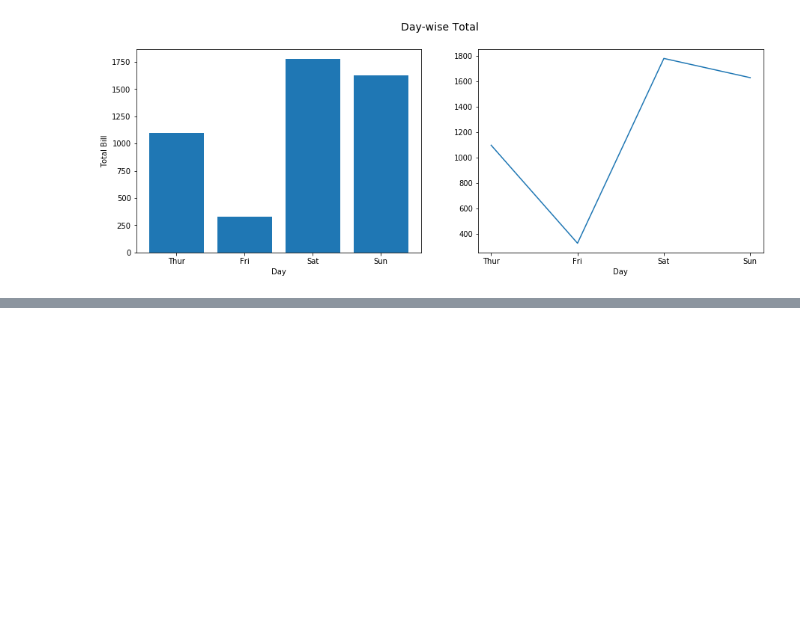
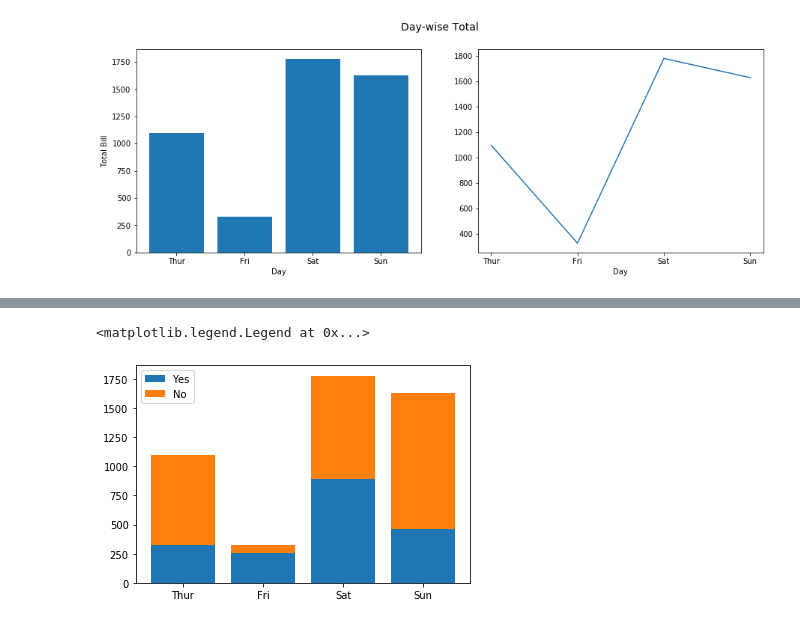
Before and after one commit to srikanthpragada/DS_06_APR_2020, a Jupyter notebook: charts/matplotlibdemo.ipynb, the cells around one changed output, grey strips where cells are left out. Saved outputs shown, nothing was run; the diff lists cells and outputs as text; code cells hidden in the pictures; blank space fills up the shorter version.

```diff
--- a/charts/matplotlibdemo.ipynb
+++ b/charts/matplotlibdemo.ipynb
@@ -78,0 +119,2 @@ fig.savefig("day_total.jpg")
+# %%
+smoker_total  = pd.crosstab(tips['day'], tips['smoker'], tips['total_bill'], aggfunc=sum)
@@ -78,0 +130,8 @@ fig.savefig("day_total.jpg")
+# %%
+ax = plt.subplot()
+ax.bar(smoker_total.index , height=smoker_total['Yes'])
+ax.bar(smoker_total.index , height=smoker_total['No'],bottom = smoker_total["Yes"])
+ax.legend(smoker_total.columns)
+# %% [output]
+<matplotlib.legend.Legend at 0x...>
+[figure, added]
```
Also changed, not shown: parts of 12 cells of this notebook, 1 other file.
